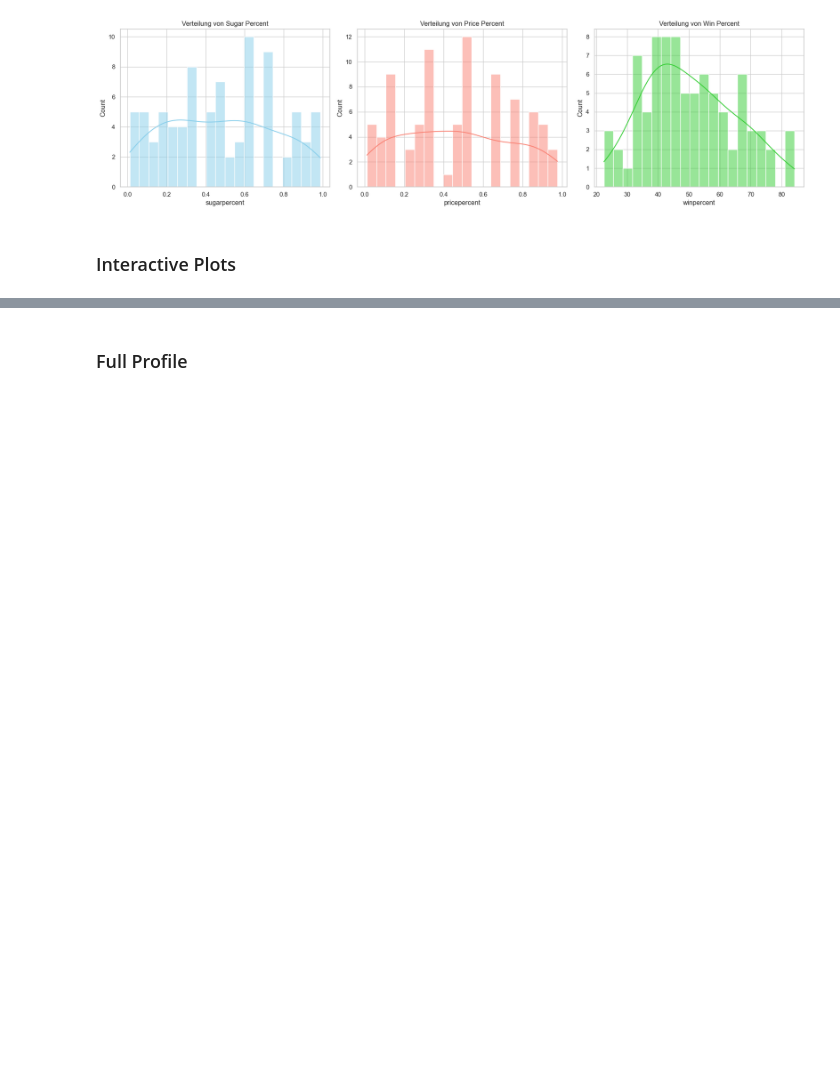
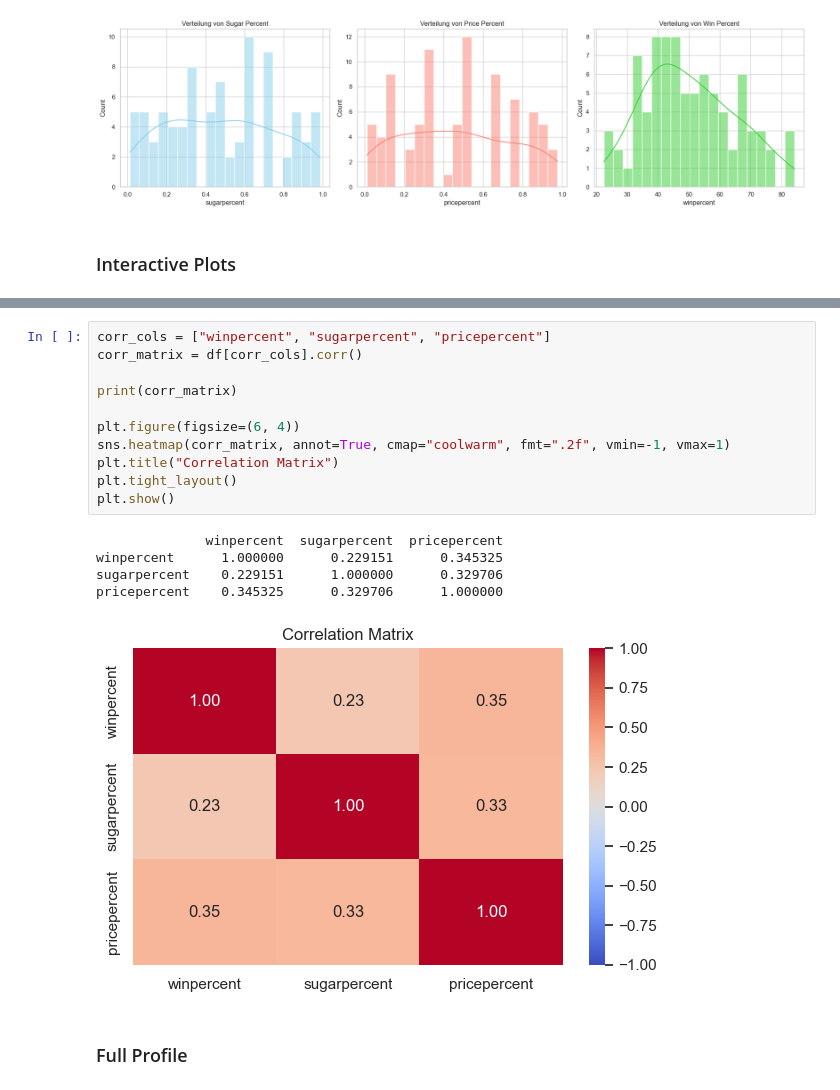
Before and after one commit to agiedke/candy_case, a Jupyter notebook: notebooks/notebook_1_exploration.ipynb, the cells around one changed output, grey strips where cells are left out. Drawn from its saved outputs; the diff is of its cells as text; blank space fills up the shorter version.

```diff
--- a/notebooks/notebook_1_exploration.ipynb
+++ b/notebooks/notebook_1_exploration.ipynb
@@ -181,3 +231,20 @@ interactive(children=(Dropdown(description='Feature:', layout=Layout(width='40%'
+# %%
+corr_cols = ["winpercent", "sugarpercent", "pricepercent"]
+corr_matrix = df[corr_cols].corr()
+
+print(corr_matrix)
+
+plt.figure(figsize=(6, 4))
+sns.heatmap(corr_matrix, annot=True, cmap="coolwarm", fmt=".2f", vmin=-1, vmax=1)
+plt.title("Correlation Matrix")
+plt.tight_layout()
+plt.show()
+# %% [output]
+              winpercent  sugarpercent  pricepercent
+winpercent      1.000000      0.229151      0.345325
+sugarpercent    0.229151      1.000000      0.329706
+pricepercent    0.345325      0.329706      1.000000
+[figure, added]
 # %% [markdown]
 ### Full Profile
 # %%
```
Also changed, not shown: parts of 7 cells of this notebook, 2 other files.
